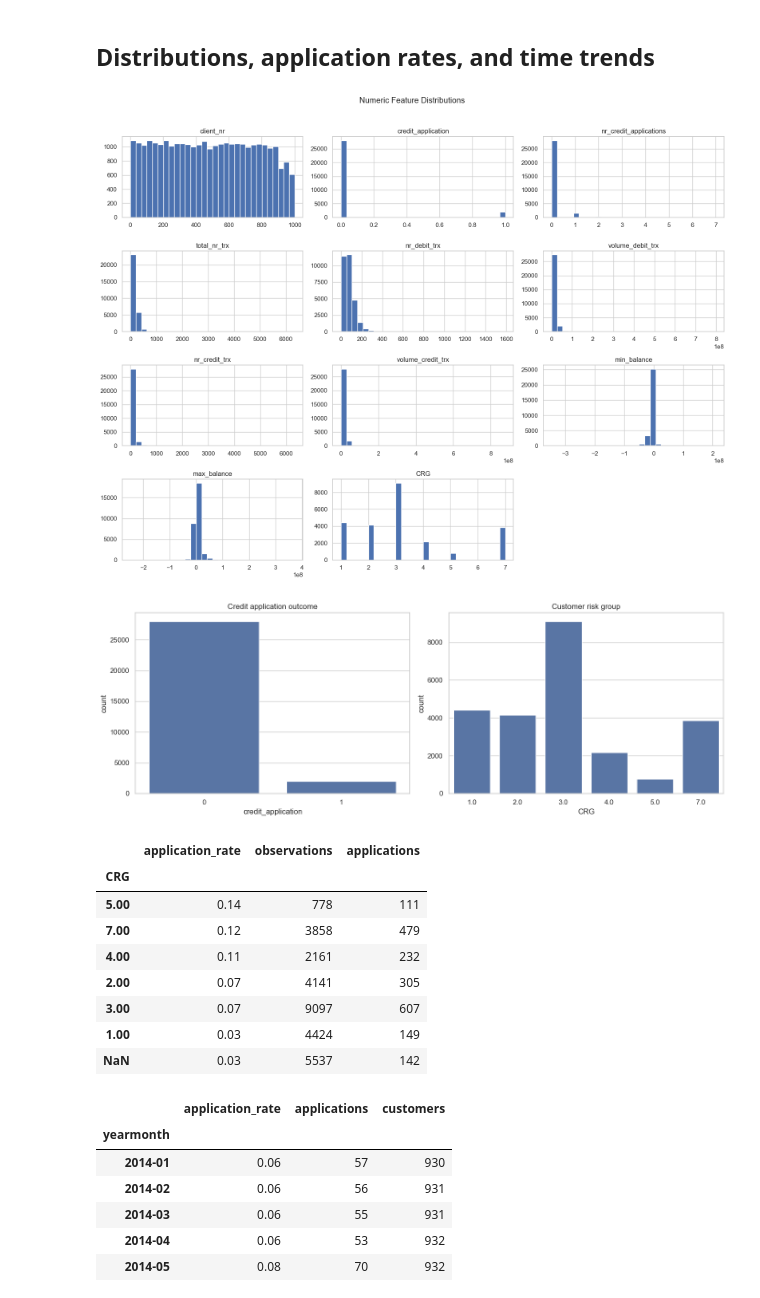
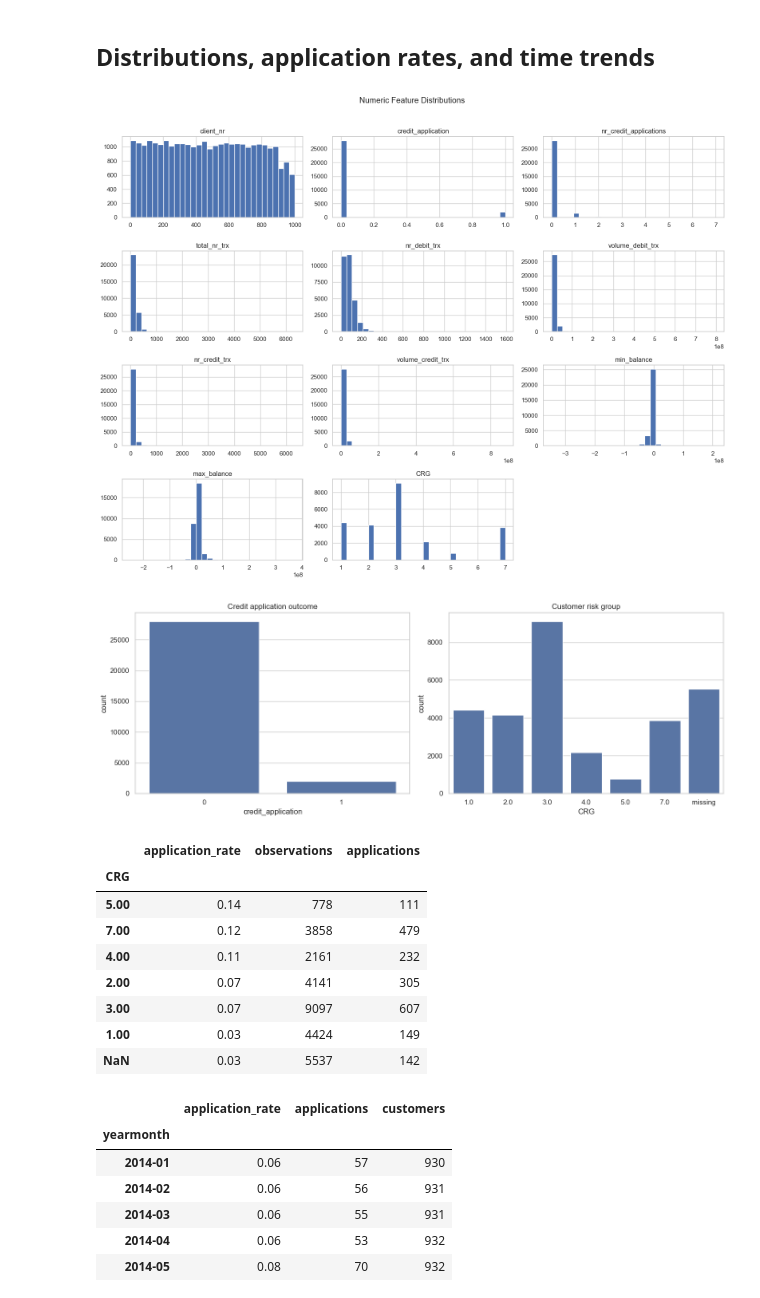
Before and after one commit to samanthavis/Credit_prediction_case, a Jupyter notebook: eda_credit_applications.ipynb, the cells around one changed output. Cells and saved outputs as stored; diff of their text form; code cells hidden in the pictures.

```diff
--- a/eda_credit_applications.ipynb
+++ b/eda_credit_applications.ipynb
@@ -518,32 +518,38 @@ Total clients with onboarding-only gaps: 954
 # %%
 numeric_columns = eda.select_dtypes(include=np.number).columns.tolist()
 # Display histograms for all numeric columns to understand their distributions.
 eda[numeric_columns].hist(figsize=(16, 12), bins=30, edgecolor='white')
 plt.suptitle('Numeric Feature Distributions', y=1.02)
 plt.tight_layout()
 plt.show()
 
 # Create visualizations for the categorical features: application outcome and customer risk group.
 fig, axes = plt.subplots(1, 2, figsize=(14, 5))
 # Count of credit applications (binary: 0 or 1).
 sns.countplot(data=eda, x='credit_application', ax=axes[0])
 axes[0].set_title('Credit application outcome')
 # Count of customers by risk group (CRG).
-sns.countplot(data=eda, x='CRG', order=sorted(eda['CRG'].dropna().unique()), ax=axes[1])
+crg_order = sorted(eda['CRG'].dropna().unique()) + ['missing']
+sns.countplot(
+    data=eda.assign(CRG=eda['CRG'].fillna('missing')),
+    x='CRG',
+    order=crg_order,
+    ax=axes[1]
+)
 axes[1].set_title('Customer risk group')
 plt.tight_layout()
 plt.show()
 
 # Calculate the application rate and counts grouped by customer risk group.
 application_rate_by_crg = eda.groupby('CRG', dropna=False)['credit_application'].agg(
     application_rate='mean',
     observations='size',
     applications='sum'
 ).sort_values('application_rate', ascending=False)
 display(application_rate_by_crg)
 # %% [output]
 [figure]
-[figure, old version]
+[figure, new version]
 |  | application_rate | observations | applications |
 | CRG |  |  |  |
 | 5.00 | 0.14 | 778 | 111 |
```
Also changed, not shown: parts of 6 cells of this notebook, 3 other files.
